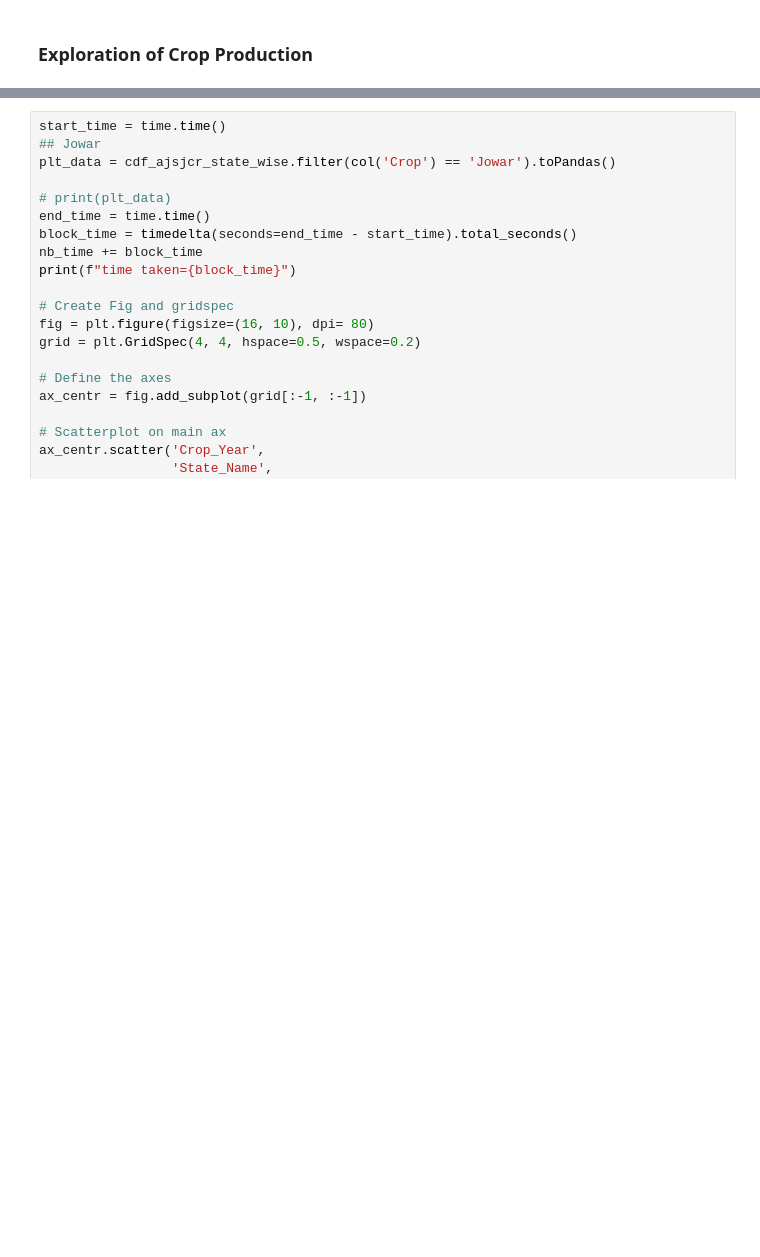
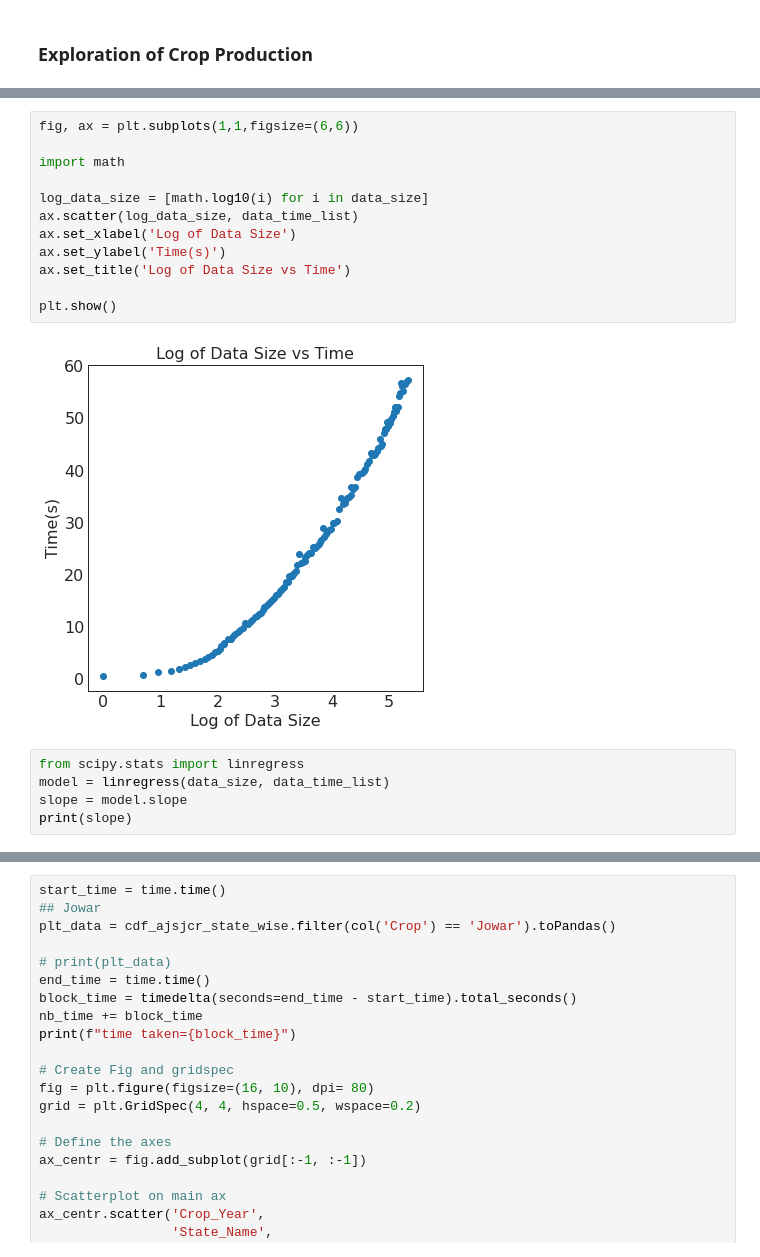
Before and after one commit to ganeshhalthota/iisc-da231-raw_crop, a Jupyter notebook: code/RAW_Crop_Evaluations.ipynb, the cells around one changed output, grey strips where cells are left out. Cells and saved outputs as stored; diff of their text form; blank space fills up the shorter version.

```diff
--- a/code/RAW_Crop_Evaluations.ipynb
+++ b/code/RAW_Crop_Evaluations.ipynb
@@ -1221,3 +1315,22 @@ time taken=2.340209
+# %%
+fig, ax = plt.subplots(1,1,figsize=(6,6))
+
+import math
+
+log_data_size = [math.log10(i) for i in data_size]
+ax.scatter(log_data_size, data_time_list)
+ax.set_xlabel('Log of Data Size')
+ax.set_ylabel('Time(s)')
+ax.set_title('Log of Data Size vs Time')
+
+plt.show()
+# %% [output]
+[figure, added]
+# %%
+from scipy.stats import linregress
+model = linregress(data_size, data_time_list)
+slope = model.slope
+print(slope)
 # %%
 start_time = time.time()
 
```
Also changed, not shown: parts of 6 cells of this notebook.
